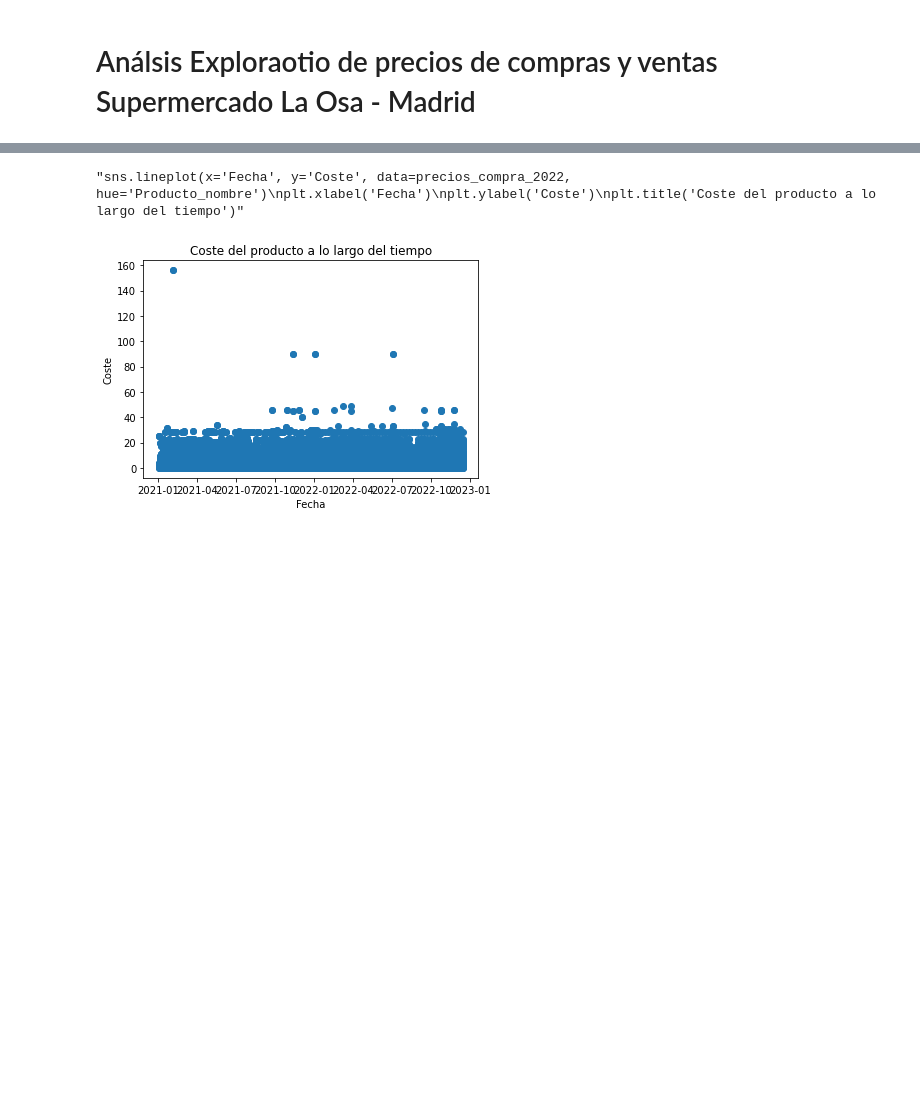
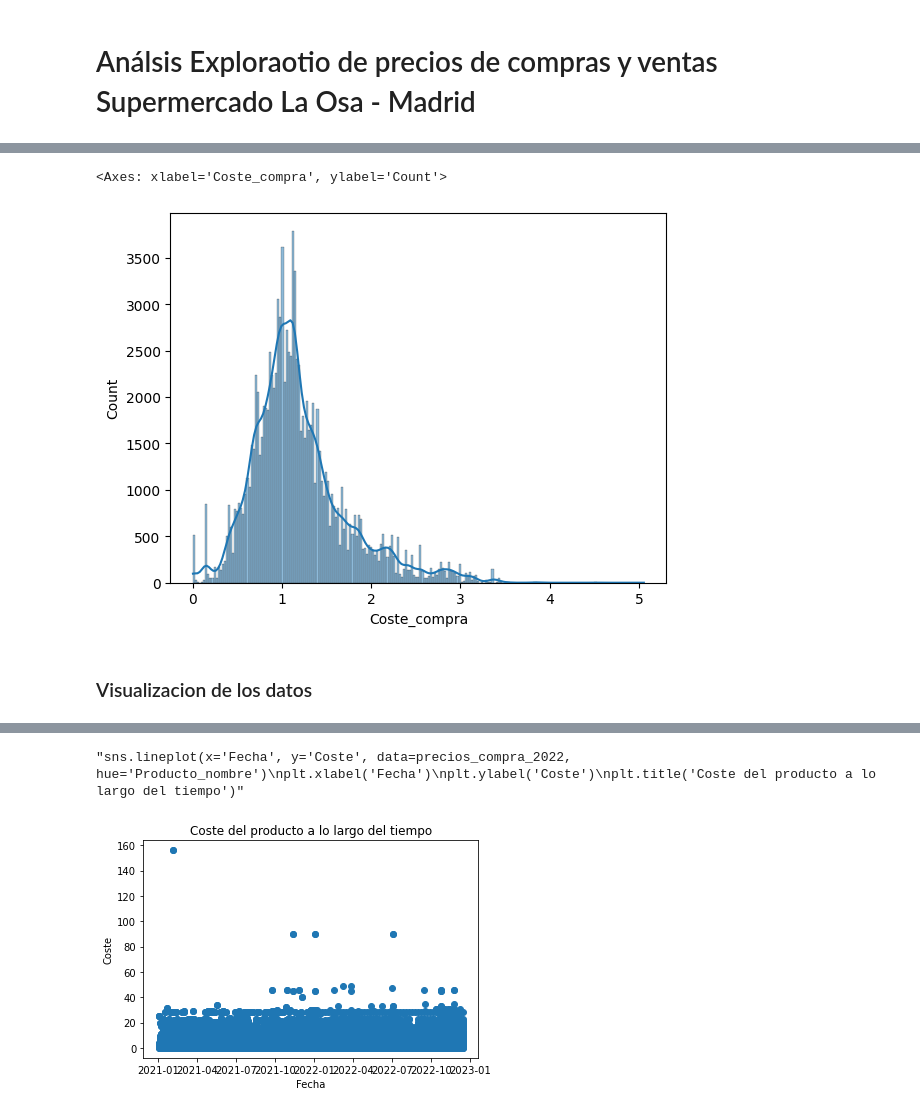
Before and after one commit to Factoria-F5-AI-Bootcamp-1-Edicion/osa_analysis, a Jupyter notebook: EDA_Compras&Ventas_LaOsa.ipynb, the cells around one changed output, grey strips where cells are left out. Drawn from its saved outputs; the diff is of its cells as text; code cells hidden in the pictures; blank space fills up the shorter version.

```diff
--- a/EDA_Compras&Ventas_LaOsa.ipynb
+++ b/EDA_Compras&Ventas_LaOsa.ipynb
@@ -277,0 +224,7 @@ Text(0.5, 1.0, 'Coste del producto a lo largo del tiempo')
+# %%
+sns.histplot(np.log1p(df['Coste_compra']), kde=True)
+# %% [output]
+<Axes: xlabel='Coste_compra', ylabel='Count'>
+[figure, added]
+# %% [markdown]
+### Visualizacion de los datos
```
Also changed, not shown: parts of 92 cells of this notebook.
